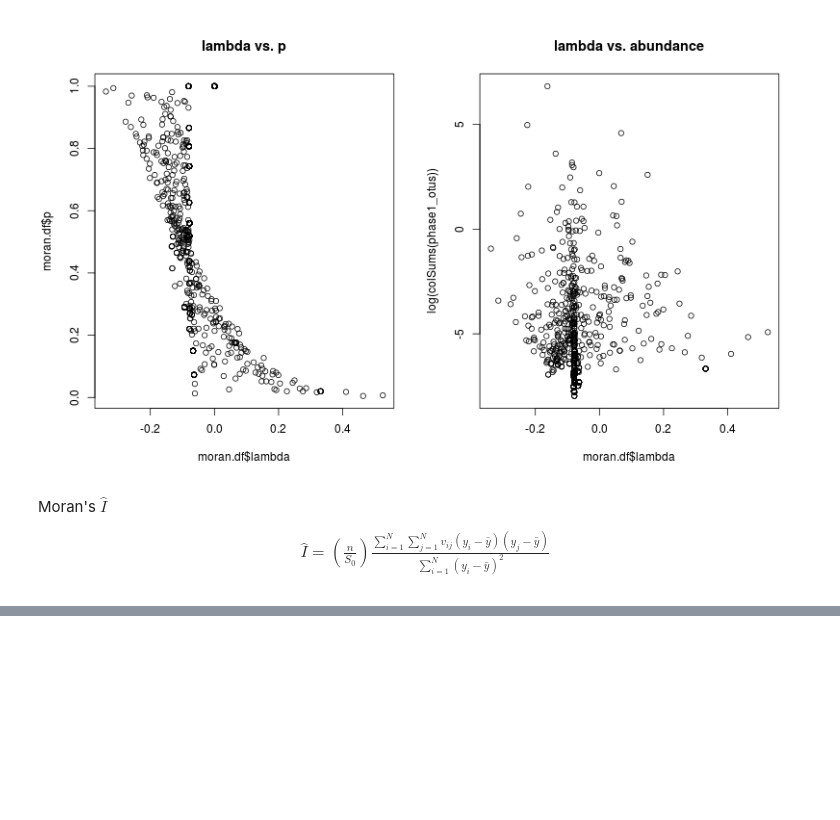
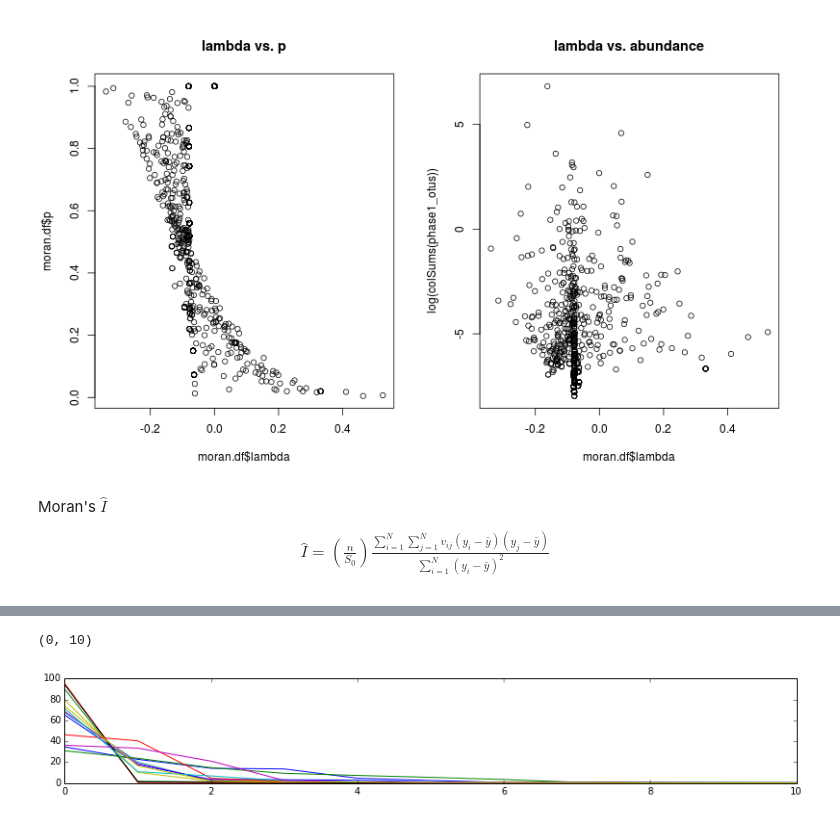
Before and after one commit to ryneches/fishpoo, a Jupyter notebook: fishpoo.ipynb, the cells around one changed output, grey strips where cells are left out. Drawn from its saved outputs; the diff is of its cells as text; code cells hidden in the pictures; blank space fills up the shorter version.

```diff
--- a/fishpoo.ipynb
+++ b/fishpoo.ipynb
@@ -860,0 +980,8 @@ Moran's $\hat{I}$
+# %%
+figure(figsize=(14,2))
+for host in mergeddata.keys() :
+    plot(sorted(mergeddata[host])[::-1])
+xlim(0,10)
+# %% [output]
+(0, 10)
+[figure, added]
```
Also changed, not shown: parts of 10 cells of this notebook.
